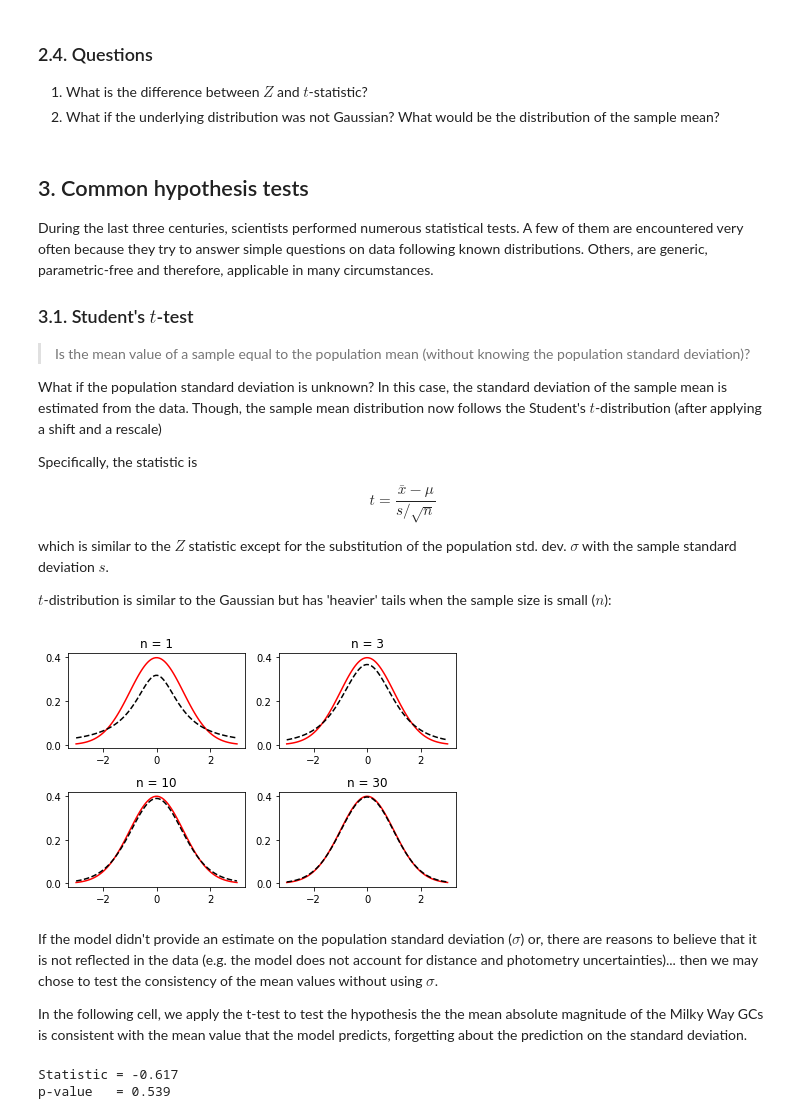
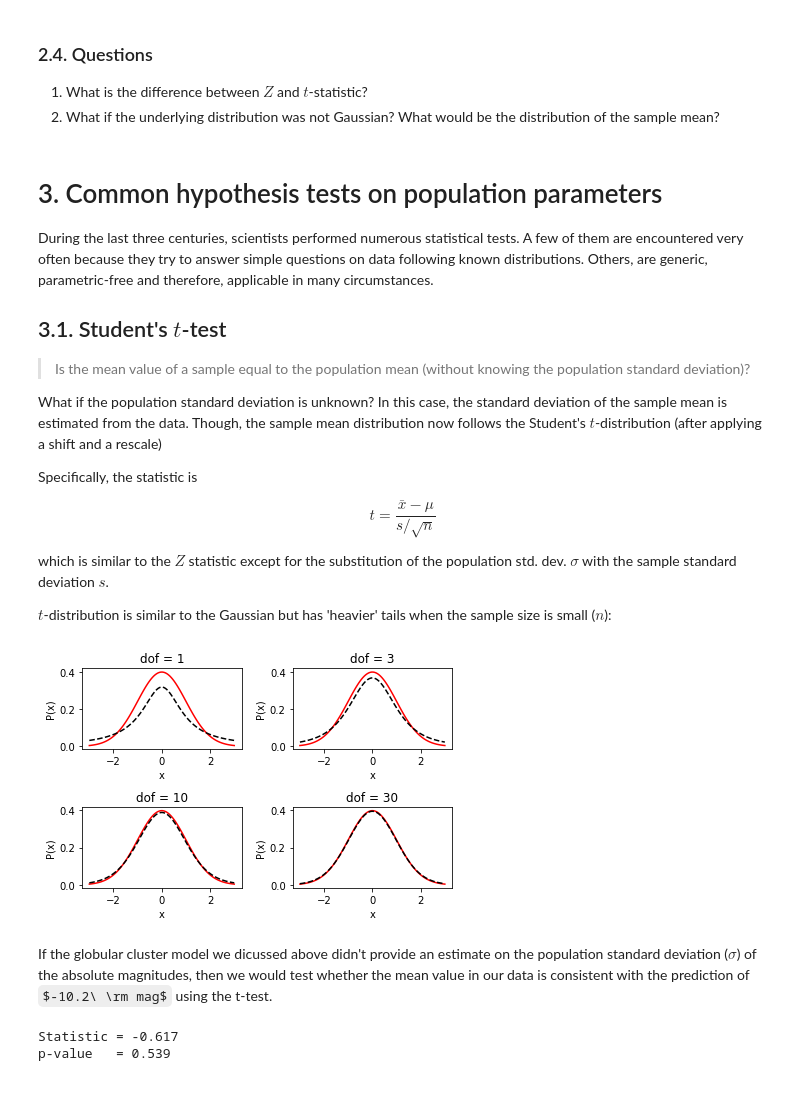
Before and after one commit to astrostatistics-in-crete/2019_summer_school, a Jupyter notebook: Hypothesis/hypothesis_S.ipynb, the cells around one changed output. Saved outputs shown, nothing was run; the diff lists cells and outputs as text; code cells hidden in the pictures; some formulas as TeX source; blank space fills up the shorter version.

```diff
--- a/Hypothesis/hypothesis_S.ipynb
+++ b/Hypothesis/hypothesis_S.ipynb
@@ -240,10 +242,10 @@ We cannot reject the null hypothesis.
 1. What is the difference between $Z$ and $t$-statistic?
 2. What if the underlying distribution was not Gaussian? What would be the distribution of the sample mean?
 # %% [markdown]
-## 3. Common hypothesis tests
+# 3. Common hypothesis tests on population parameters
 During the last three centuries, scientists performed numerous statistical tests. A few of them are encountered very often because they try to answer simple questions on data following known distributions. Others, are generic, parametric-free and therefore, applicable in many circumstances.
 
-### 3.1. Student's $t$-test
+## 3.1. Student's $t$-test
 
 > Is the mean value of a sample equal to the population mean (without knowing the population standard deviation)?
 
@@ -257,23 +259,28 @@ which is similar to the $Z$ statistic except for the substitution of the populat
 
 $t$-distribution is similar to the Gaussian but has 'heavier' tails when the sample size is small ($n$):
 # %%
+x = np.linspace(-3, 3, 100)                 # x-axis values...
+pdf_normal = st.norm.pdf(x)                 # ...and the standard normal PDF at those
+
+degrees_of_freedom = [1, 3, 10, 30]         # four degrees of freedom to plot
+
 plt.figure()
-x = np.linspace(-3, 3, 100)
-for subplot_index, degrees_of_freedom in zip([1, 2, 3, 4], [1, 3, 10, 30]):
-    plt.subplot(2, 2, subplot_index)
-    y_n = st.norm.pdf(x)
-    y_t = st.t.pdf(x, degrees_of_freedom)
-    plt.title("n = {}".format(degrees_of_freedom))
-    plt.plot(x, y_n, "r-", label="Normal")
-    plt.plot(x, y_t, "k--", label="Student's t")
+for subplot_index, dof in enumerate(degrees_of_freedom):
+    pdf_student = st.t.pdf(x, dof)          # Student's t-distribution PDF (for this dof)
+
+    plt.subplot(2, 2, subplot_index + 1)
+    plt.title("dof = {}".format(dof))
+    plt.plot(x, pdf_normal, "r-", label="Normal")
+    plt.plot(x, pdf_student, "k--", label="Student's t")
+    plt.xlabel("x")
+    plt.ylabel("P(x)")
+
 plt.tight_layout()
 plt.show()
 # %% [output]
-[figure, old version]
+[figure, new version]
-# %% [markdown]
-If the model didn't provide an estimate on the population standard deviation ($\sigma$) or, there are reasons to believe that it is not reflected in the data (e.g. the model does not account for distance and photometry uncertainties)... then we may chose to test the consistency of the mean values without using $\sigma$.
-
-In the following cell, we apply the t-test to test the hypothesis the the mean absolute magnitude of the Milky Way GCs is consistent with the mean value that the model predicts, forgetting about the prediction on the standard deviation.
+# %% [markdown]
+If the globular cluster model we dicussed above didn't provide an estimate on the population standard deviation ($\sigma$) of the absolute magnitudes, then we would test whether the mean value in our data is consistent with the prediction of $-10.2\ \rm mag$ using the t-test.
 # %%
 statistic, pvalue = st.ttest_1samp(absolute_MWG, model_mean)
 print("Statistic = {:.3g}".format(statistic))
```
Also changed, not shown: parts of 14 cells of this notebook, 7 other files.
